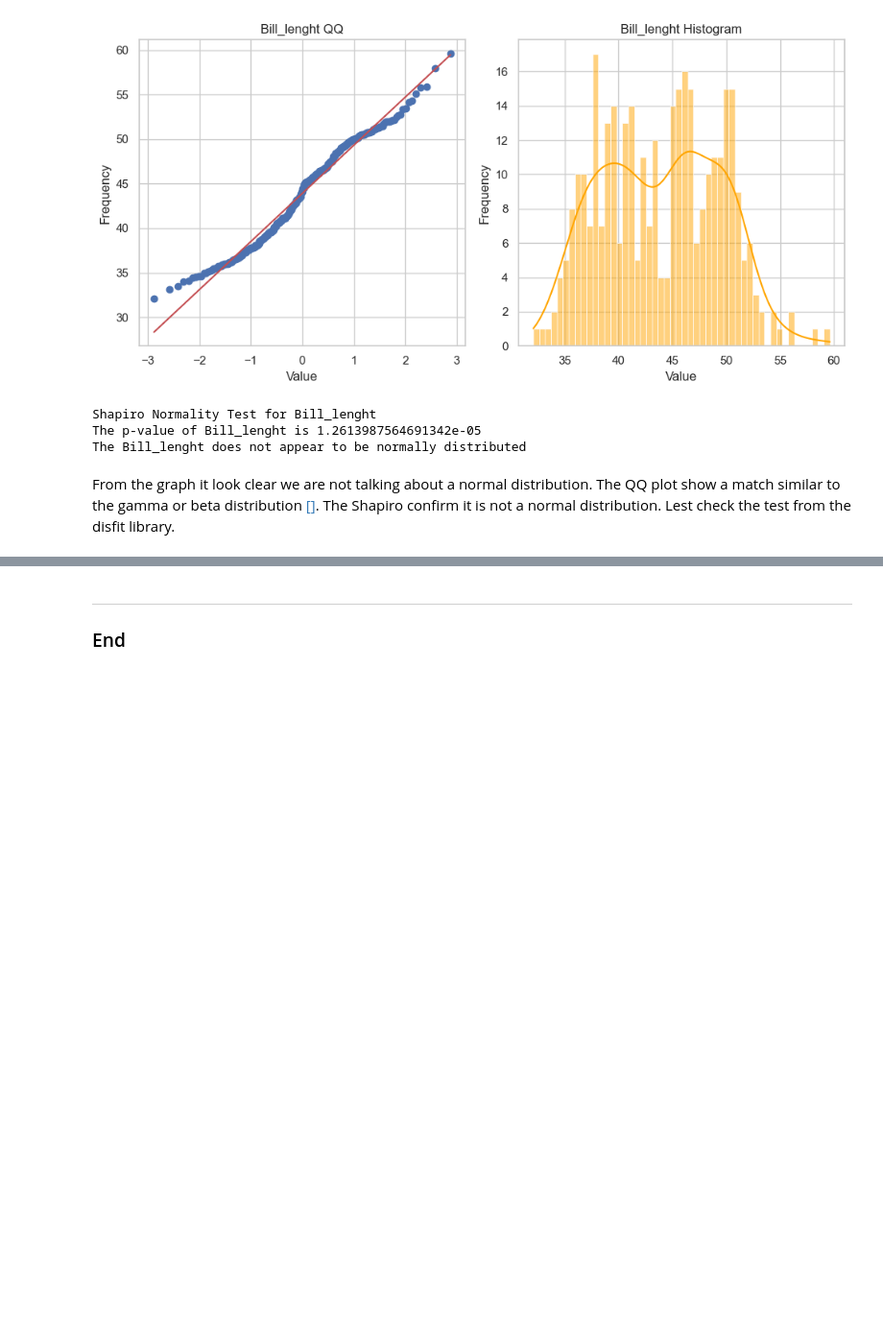
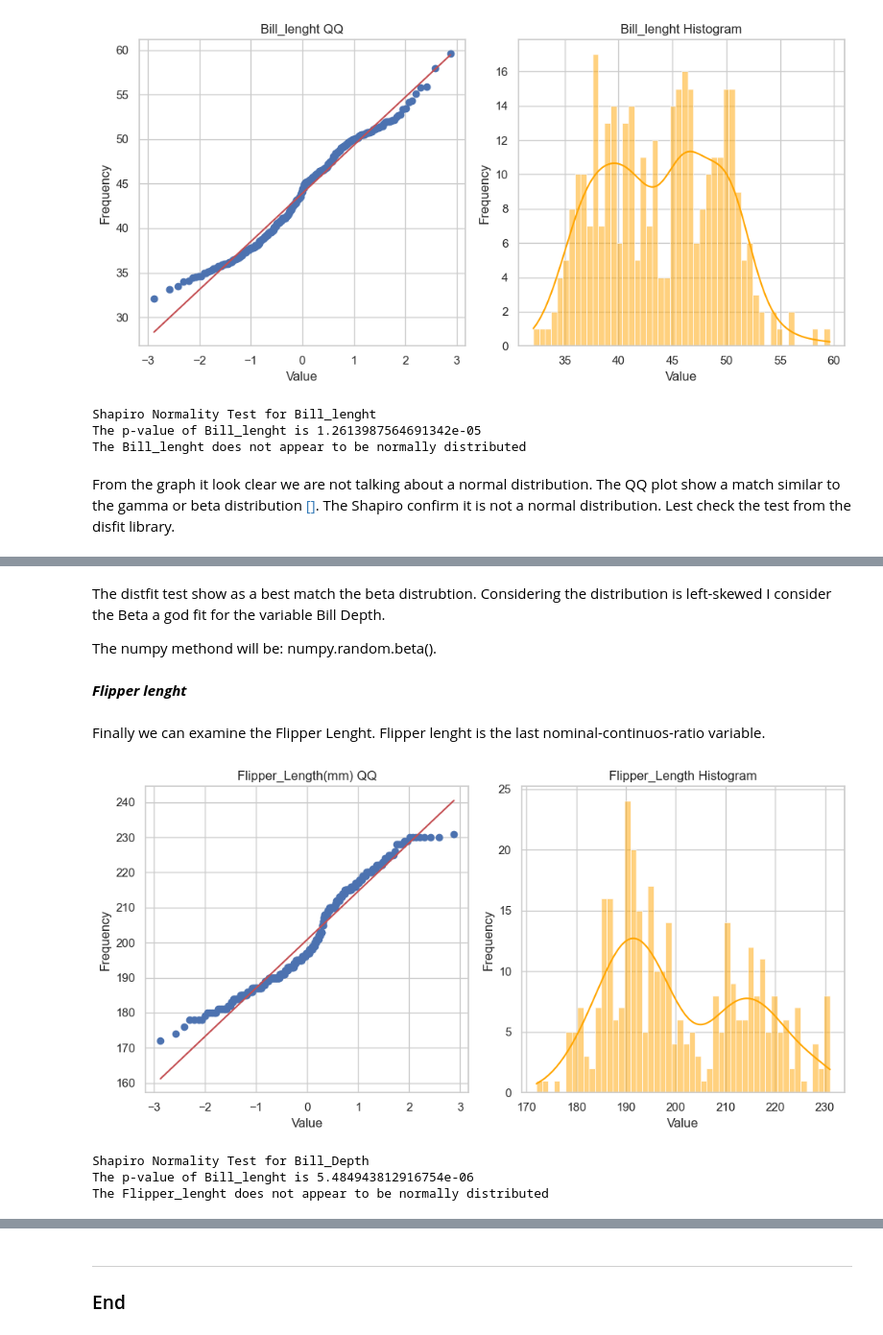
Before and after one commit to Cecilia8989/fund_data_analysis, a Jupyter notebook: task.ipynb, the cells around one changed output, grey strips where cells are left out. Shown at 96% size. Saved outputs shown, nothing was run; the diff lists cells and outputs as text; code cells hidden in the pictures; blank space fills up the shorter version.

```diff
--- a/task.ipynb
+++ b/task.ipynb
@@ -1216,0 +1271,57 @@ NameError: name 'adelie_Bill_Depth' is not defined
+# %% [markdown]
+The distfit test show as a best match the beta distrubtion. Considering the distribution is left-skewed I consider the Beta a god fit for the variable Bill Depth.
+
+The numpy methond will be: numpy.random.beta().
+# %% [markdown]
+***Flipper lenght***
+# %% [markdown]
+Finally we can examine the Flipper Lenght. Flipper lenght is the last nominal-continuos-ratio variable.
+# %%
+# Check distribution for "Flipper lenght"
+# Define the variable to be explored
+Flipper_lenght = df['Flipper_Length(mm)']
+
+# Create a figure with two subplots (1 row, 2 columns) and set the figure size
+fig, axes = plt.subplots(1, 2, figsize=(10, 5))
+
+# Create a Histogram for "Flipper_lenght"
+# The histogram displays the distribution of values in the data
+stats.probplot(Flipper_lenght, dist="norm",  plot=axes[0])
+axes[0].set_title("Flipper_Length(mm) QQ")
+axes[0].set_xlabel("Value")
+axes[0].set_ylabel("Frequency")
+
+# Create a Histogram for "Flipper_lenght"
+# The histogram displays the distribution of values in the data
+sns.histplot(Flipper_lenght, bins=50, kde=True, color='orange', ax=axes[1])
+axes[1].set_title("Flipper_Length Histogram")
+axes[1].set_xlabel("Value")
+axes[1].set_ylabel("Frequency")
+
+# Adjust the layout of the subplots to prevent overlapping
+plt.tight_layout()
+# Display the plots
+plt.show()
+
+# Print a bold title for the Shapiro-Wilk test for Flipper_lenght
+print('\033[1m' + 'Shapiro Normality Test for Bill_Depth' + '\033[0m')
+
+# Perform the Shapiro-Wilk test on the Chinstrap penguin body mass data
+# This test checks if the data follows a normal distribution.
+statistic, p_value = stats.shapiro(Bill_Depth)
+
+# Print the p-value obtained from the test
+print(f'The p-value of Bill_lenght is {p_value}')
+
+# Define alpha
+alpha = 0.05
+# Check if the p-value is greater than the chosen significance level (alpha)
+if p_value > alpha:
+    print('The Flipper_lenght appears to be normally distributed'+'\n')
+else:
+    print('The Flipper_lenght does not appear to be normally distributed'+'\n')
+# %% [output]
+[figure, added]
+Shapiro Normality Test for Bill_Depth
+The p-value of Bill_lenght is 5.484943812916754e-06
+The Flipper_lenght does not appear to be normally distributed
```
Also changed, not shown: parts of 21 cells of this notebook.
